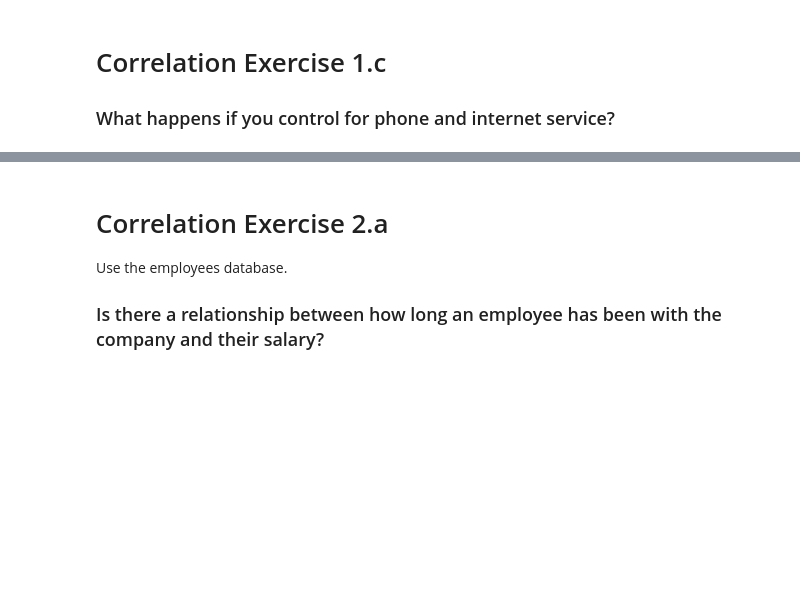
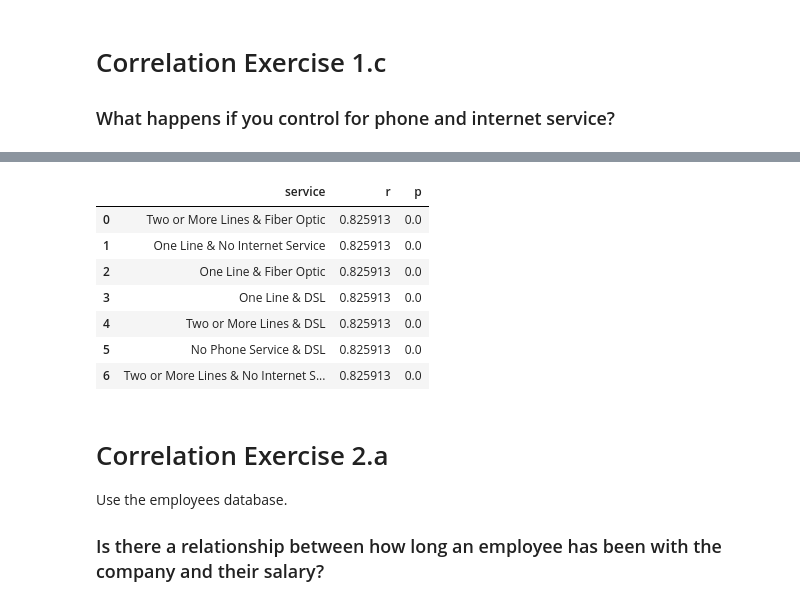
Before and after one commit to BraedenWright/statistics-exercises, a Jupyter notebook: hypothesis_testing.ipynb, the cells around one changed output, grey strips where cells are left out. Drawn from its saved outputs; the diff is of its cells as text; code cells hidden in the pictures; blank space fills up the shorter version.

```diff
--- a/hypothesis_testing.ipynb
+++ b/hypothesis_testing.ipynb
@@ -346,3 +384,29 @@ The p-value of 0.0 lets us conlude we can ignore the null hypothesis, the alt hy
+# %%
+services = telco.phone_internet.value_counts().index
+
+test_values = []
+
+for service in services:
+    subset = telco[telco.phone_internet == service]
+    r, p = stats.pearsonr(x, y)
+    result = {
+        "service": service,
+        "r": r,
+        "p": p}
+    test_values.append(result)
+
+pd.DataFrame(output)
+
+# Correcting for services provided would not have any change on the correlation
+# %% [output]
+|  | service | r | p |
+| 0 | Two or More Lines & Fiber Optic | 0.825913 | 0.0 |
+| 1 | One Line & No Internet Service | 0.825913 | 0.0 |
+| 2 | One Line & Fiber Optic | 0.825913 | 0.0 |
+| 3 | One Line & DSL | 0.825913 | 0.0 |
+| 4 | Two or More Lines & DSL | 0.825913 | 0.0 |
+| 5 | No Phone Service & DSL | 0.825913 | 0.0 |
+| 6 | Two or More Lines & No Internet S... | 0.825913 | 0.0 |
 # %% [markdown]
 # Correlation Exercise 2.a
 
```
Also changed, not shown: parts of 13 cells of this notebook.
